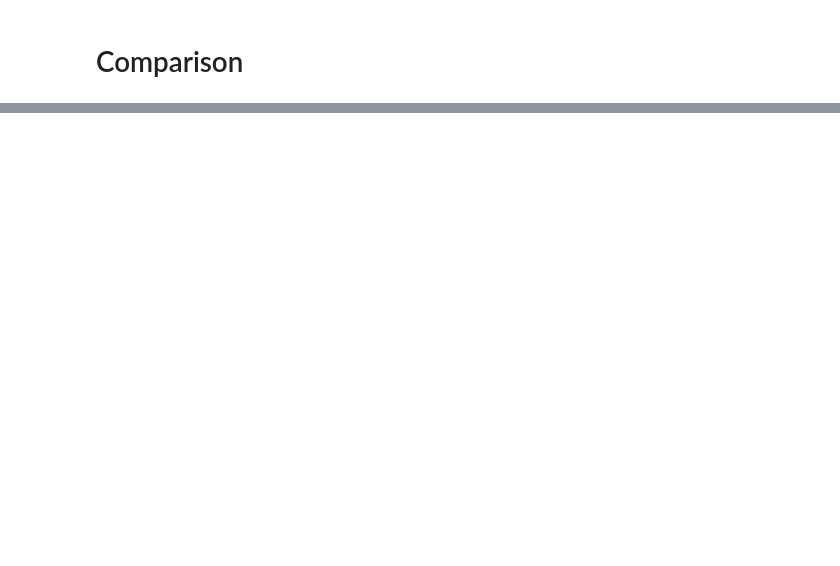
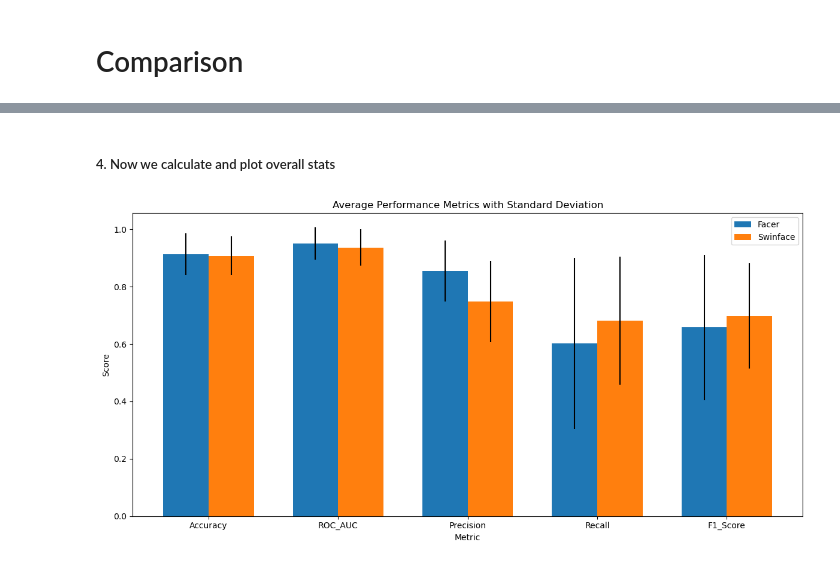
Before and after one commit to kubekj/FAC, a Jupyter notebook: experiments.ipynb, the cells around one changed output, grey strips where cells are left out. Saved outputs shown, nothing was run; the diff lists cells and outputs as text; code cells hidden in the pictures; blank space fills up the shorter version.

Commit message:
Calculated stats

```diff
--- a/experiments.ipynb
+++ b/experiments.ipynb
@@ -164,0 +211,4 @@ import numpy as np
+# %%
+facer_df = pd.read_csv('../facer_celeba_results.csv').sort_values('image').reset_index(drop=True)
+swinface_df = pd.read_csv('../processed_swinface_celeba_results.csv').sort_values('image').reset_index(drop=True)
+ground_truth_df = pd.read_csv('data/ground_truth_celeba.csv')
@@ -164,0 +217,13 @@ import numpy as np
+# %%
+import pandas as pd
+
+with open('data/not_detected_faces.txt', 'r') as file:
+    lines = file.readlines()
+
+# Extract image names, skipping the header lines
+image_list = [line.strip() for line in lines[2:]]
+
+image_set = set(image_list)
+
+# Filter out the rows where 'image' is in the not_detected_faces list
+filtered_swinface_df = swinface_df[~swinface_df['image'].isin(image_set)]
@@ -164,0 +279,55 @@ import numpy as np
+# %% [markdown]
+##### 4. Now we calculate and plot overall stats
+# %%
+overall_stats = {
+    'Metric': ['Accuracy', 'ROC_AUC', 'Precision', 'Recall', 'F1_Score'],
+    'Facer_Avg': [
+        stats_df['Accuracy_Facer'].mean(),
+        stats_df['ROC_AUC_Facer'].mean(),
+        stats_df['Precision_Facer'].mean(),
+        stats_df['Recall_Facer'].mean(),
+        stats_df['F1_Score_Facer'].mean()
+    ],
+    'Swinface_Avg': [
+        stats_df['Accuracy_Swinface'].mean(),
+        stats_df['ROC_AUC_Swinface'].mean(),
+        stats_df['Precision_Swinface'].mean(),
+        stats_df['Recall_Swinface'].mean(),
+        stats_df['F1_Score_Swinface'].mean()
+    ],
+    'Facer_Std': [
+        stats_df['Accuracy_Facer'].std(),
+        stats_df['ROC_AUC_Facer'].std(),
+        stats_df['Precision_Facer'].std(),
+        stats_df['Recall_Facer'].std(),
+        stats_df['F1_Score_Facer'].std()
+    ],
+    'Swinface_Std': [
+        stats_df['Accuracy_Swinface'].std(),
+        stats_df['ROC_AUC_Swinface'].std(),
+        stats_df['Precision_Swinface'].std(),
+        stats_df['Recall_Swinface'].std(),
+        stats_df['F1_Score_Swinface'].std()
+    ]
+}
+
+overall_stats_df = pd.DataFrame(overall_stats)
+
+plt.figure(figsize=(12, 6))
+bar_width = 0.35
+index = np.arange(len(overall_stats_df))
+
+plt.bar(index, overall_stats_df['Facer_Avg'], bar_width, label='Facer', yerr=overall_stats_df['Facer_Std'])
+plt.bar(index + bar_width, overall_stats_df['Swinface_Avg'], bar_width, label='Swinface', yerr=overall_stats_df['Swinface_Std'])
+
+plt.xlabel('Metric')
+plt.ylabel('Score')
+plt.title('Average Performance Metrics with Standard Deviation')
+plt.xticks(index + bar_width / 2, overall_stats_df['Metric'])
+plt.legend()
+
+plt.tight_layout()
+plt.savefig('performance_metrics_comparison.png')
+plt.show()
+# %% [output]
+[figure, added]
```
Also changed, not shown: parts of 15 cells of this notebook, 6 other files.
